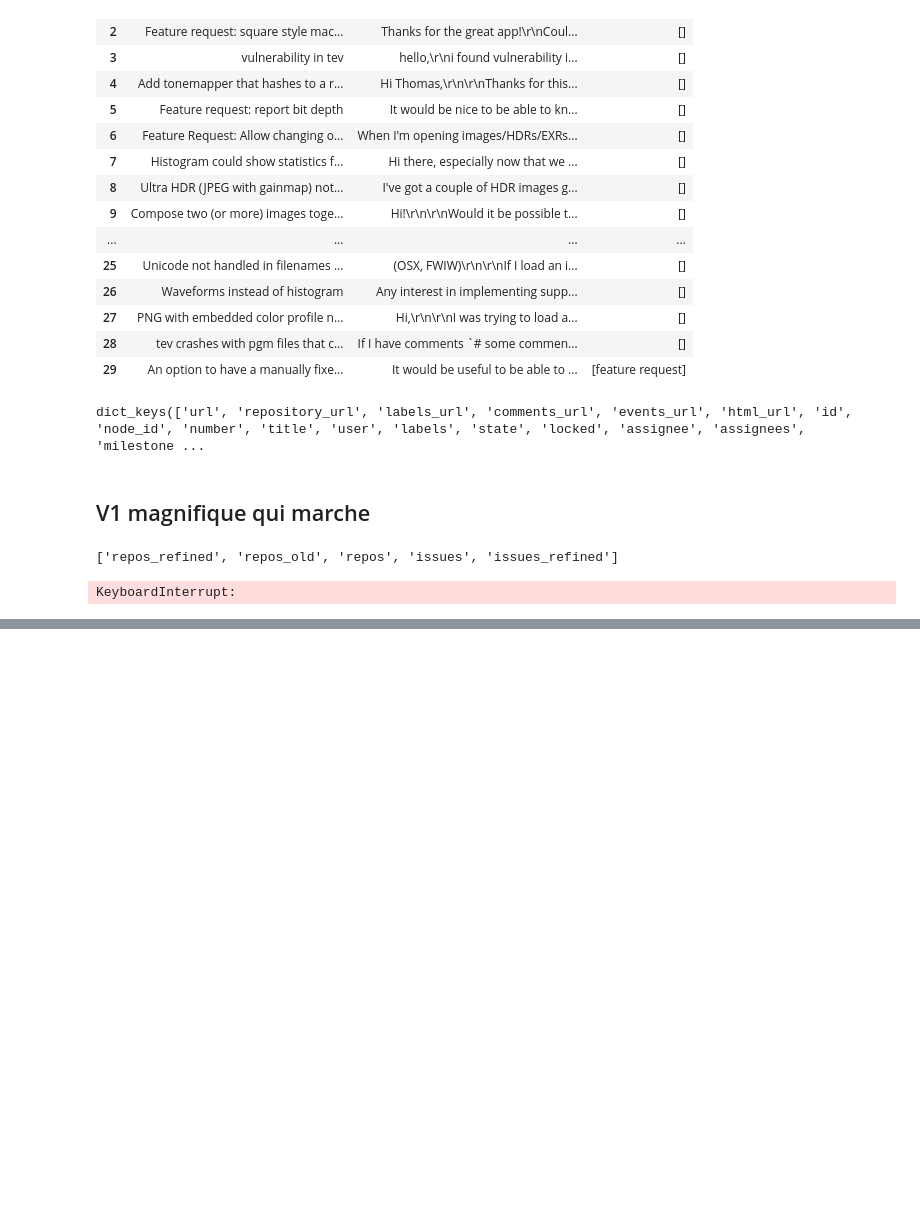
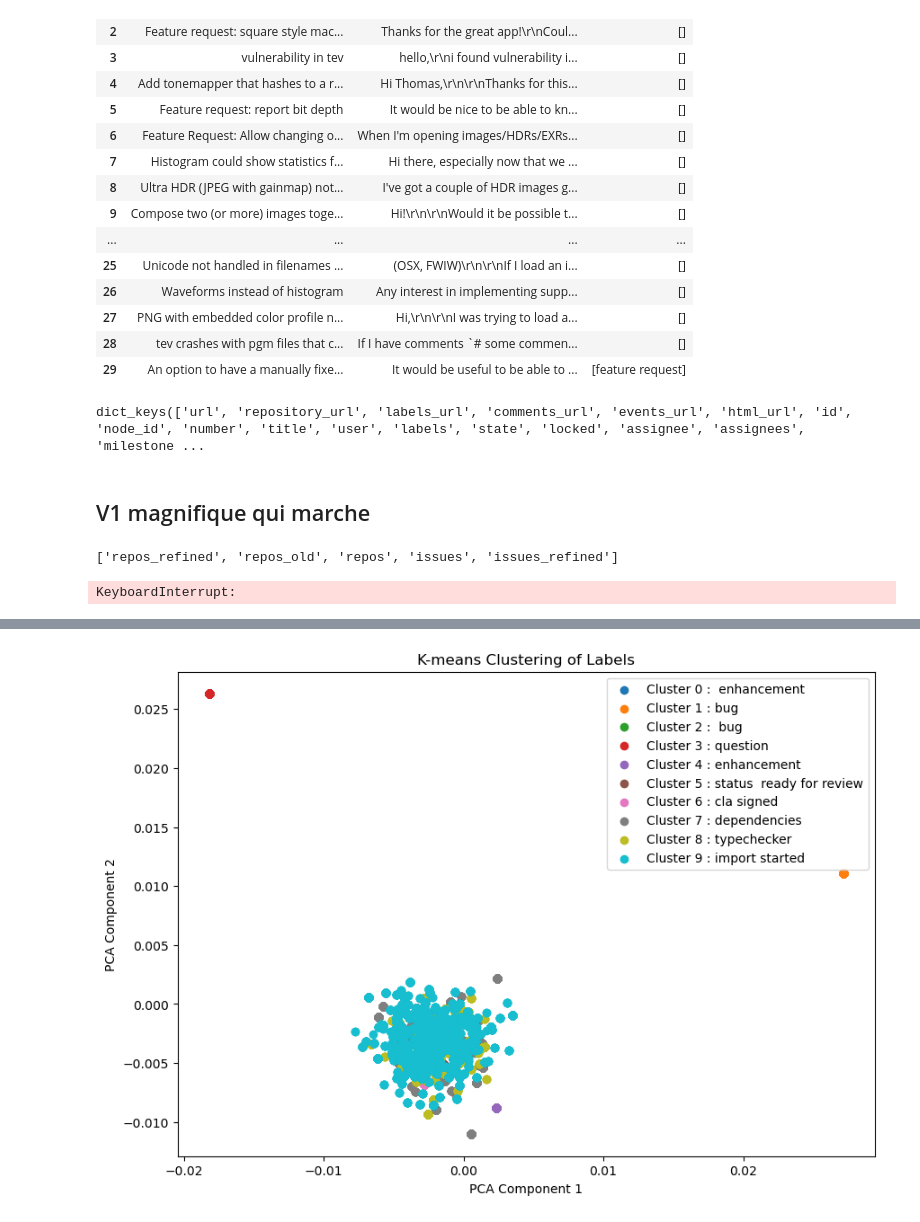
Before and after one commit to TheMisterPenguin/grosses_donnees_mlops, a Jupyter notebook: notebooks/brouillon_camille.ipynb, the cells around one changed output, grey strips where cells are left out. Cells and saved outputs as stored; diff of their text form; code cells hidden in the pictures; blank space fills up the shorter version.

Commit message:
ALED ALED ALED
J'essaye de faire du clustering et c'est de la merde pour l'instant, le clustering ne capte pas que "bug" et " bug" sont la même chose
wtf pourtant word2vec est là pour embeddinguer

```diff
--- a/notebooks/brouillon_camille.ipynb
+++ b/notebooks/brouillon_camille.ipynb
@@ -282,0 +313,16 @@ KeyboardInterrupt:
+# %%
+# Nombre d'éléments à extraire
+ech_size = 30000
+
+
+import numpy as np
+
+db_issues = db['issues_refined']
+# Fetch 1000 random documents from the 'issues_refined' collection, only the 'labels' field
+random_issues = list(db_issues.aggregate([{'$sample': {'size': ech_size}}, {'$project': {'labels': 1, '_id': 0}}]))
+
+# Flatten the 'labels' field into a single list
+each_label = np.array([label for issue in random_issues for label in issue['labels']])
+
+print(f"Nombre d'issues : {len(random_issues)}")
+print(f"Nombre de labels : {len(each_label)}")
@@ -282,0 +332,80 @@ KeyboardInterrupt:
+# %%
+# Word2Vec
+vector_size = 300
+
+# K-means
+num_clusters = 10
+
+
+from gensim.models import Word2Vec
+from sklearn.cluster import KMeans
+from sklearn.decomposition import PCA
+from sklearn.feature_extraction.text import ENGLISH_STOP_WORDS
+
+
+import string
+import matplotlib.pyplot as plt
+
+
+
+####
+# PREPARATION POUR LE W2V
+####
+
+words_to_tej = ["type"]
+# Process labels by removing unwanted words and splitting by punctuation
+processed_labels = []
+for label in each_label:
+    # Split by punctuation and spaces
+    words = [word for part in label.split() for word in part.split(':')]
+    filtered_words = [word.lower() for word in words if word.lower() not in words_to_tej]
+    processed_labels.append(' '.join(filtered_words))
+
+
+print(processed_labels[:10])
+
+####
+# WORD2VEC
+####
+
+
+# Convert labels to embeddings using Word2Vec
+model = Word2Vec(sentences=[[label] for label in processed_labels], vector_size=vector_size, window=5, min_count=1, workers=4)
+embeddings = np.array([model.wv[label] for label in processed_labels])
+
+
+####
+# K-MEANS
+####
+
+
+# Perform K-means clustering
+kmeans = KMeans(n_clusters=num_clusters, random_state=0).fit(embeddings)
+labels = kmeans.labels_
+
+# Rename each cluster label with the most frequent string in the cluster
+cluster_names = []
+for i in range(num_clusters):
+    cluster_labels = np.array(processed_labels)[labels == i]
+    most_frequent_label = max(set(cluster_labels), key=list(cluster_labels).count)
+    cluster_names.append(most_frequent_label)
+
+# Reduce the dimensionality of the embeddings for visualization
+pca = PCA(n_components=2)
+reduced_embeddings = pca.fit_transform(embeddings)
+
+# Plot the reduced embeddings with cluster labels
+plt.figure(figsize=(10, 7))
+
+# Print the cluster names
+for i, name in enumerate(cluster_names):
+    print(f'Cluster {i}: {name}')
+    cluster_points = reduced_embeddings[labels == i]
+    plt.scatter(cluster_points[:, 0], cluster_points[:, 1], label=f'Cluster {i} : {name}')
+
+plt.title('K-means Clustering of Labels')
+plt.xlabel('PCA Component 1')
+plt.ylabel('PCA Component 2')
+plt.legend()
+plt.show()
+# %% [output]
@@ -282,0 +423 @@ KeyboardInterrupt:
+[figure, added]
```
Also changed, not shown: parts of 4 cells of this notebook.
